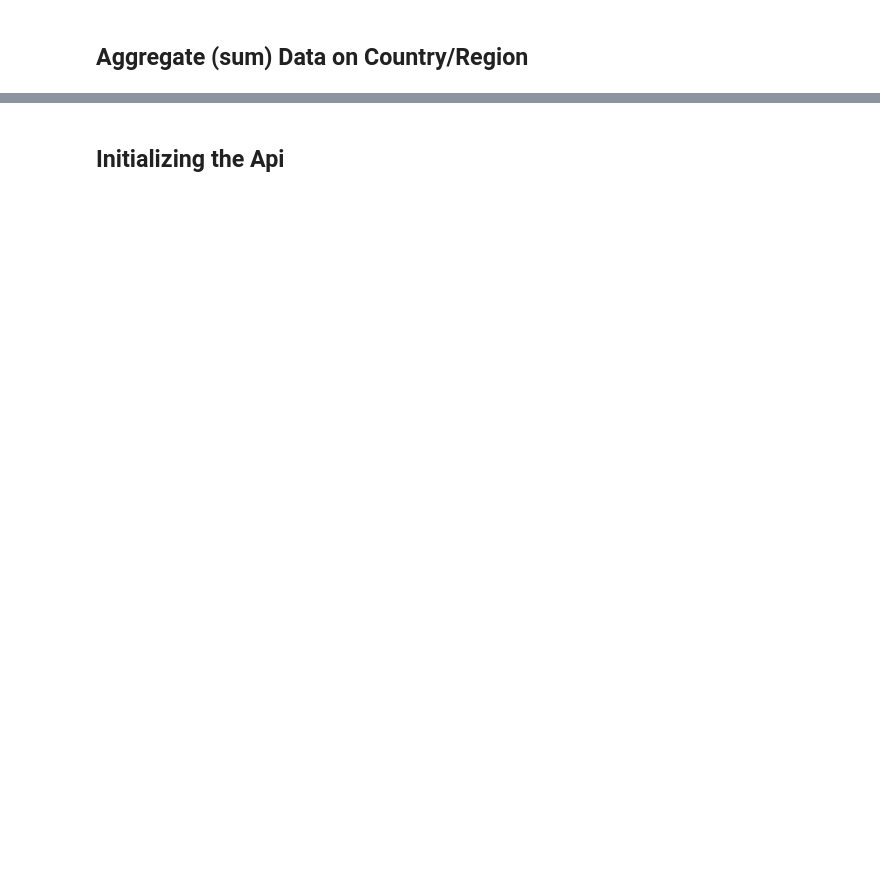
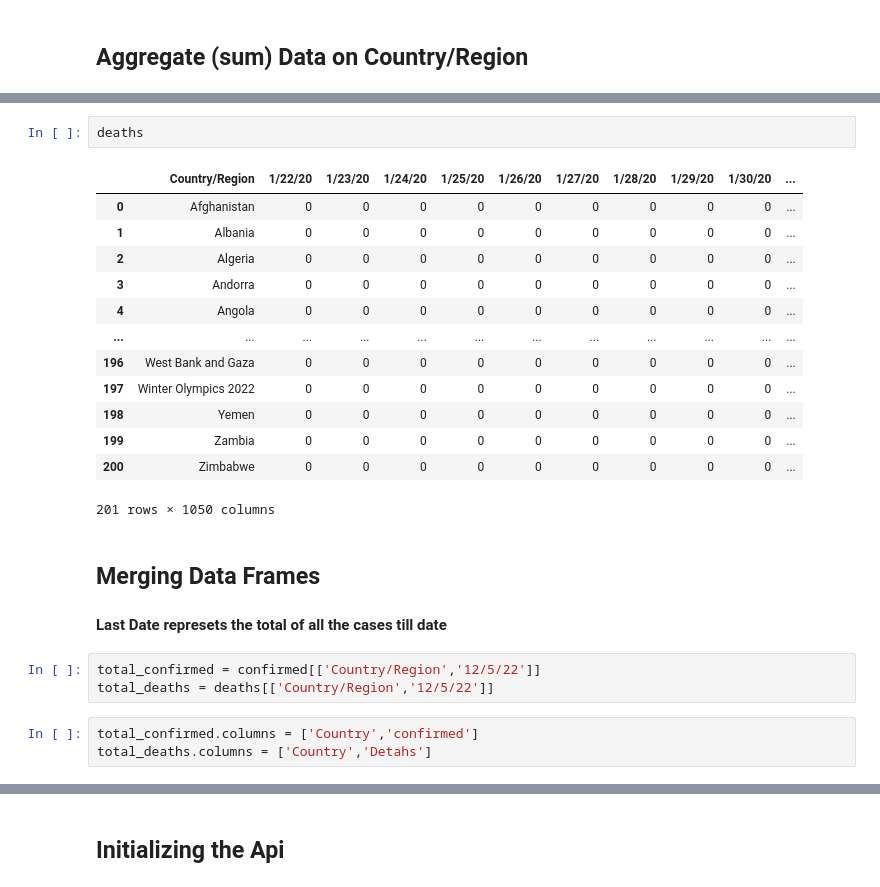
Before and after one commit to AIDA-Saskatchewan-polytechnic/Covid_impact_on_Stock-Market, a Jupyter notebook: Python_project_covid_Stock.ipynb, the cells around one changed output, grey strips where cells are left out. Saved outputs shown, nothing was run; the diff lists cells and outputs as text; blank space fills up the shorter version.

```diff
--- a/Python_project_covid_Stock.ipynb
+++ b/Python_project_covid_Stock.ipynb
@@ -226,0 +85,25 @@ monthly_df
+# %%
+deaths
+# %% [output]
+|  | Country/Region | 1/22/20 | 1/23/20 | 1/24/20 | 1/25/20 | 1/26/20 | 1/27/20 | 1/28/20 | 1/29/20 | 1/30/20 | ... |
+| 0 | Afghanistan | 0 | 0 | 0 | 0 | 0 | 0 | 0 | 0 | 0 | ... |
+| 1 | Albania | 0 | 0 | 0 | 0 | 0 | 0 | 0 | 0 | 0 | ... |
+| 2 | Algeria | 0 | 0 | 0 | 0 | 0 | 0 | 0 | 0 | 0 | ... |
+| 3 | Andorra | 0 | 0 | 0 | 0 | 0 | 0 | 0 | 0 | 0 | ... |
+| 4 | Angola | 0 | 0 | 0 | 0 | 0 | 0 | 0 | 0 | 0 | ... |
+| ... | ... | ... | ... | ... | ... | ... | ... | ... | ... | ... | ... |
+| 196 | West Bank and Gaza | 0 | 0 | 0 | 0 | 0 | 0 | 0 | 0 | 0 | ... |
+| 197 | Winter Olympics 2022 | 0 | 0 | 0 | 0 | 0 | 0 | 0 | 0 | 0 | ... |
+| 198 | Yemen | 0 | 0 | 0 | 0 | 0 | 0 | 0 | 0 | 0 | ... |
+| 199 | Zambia | 0 | 0 | 0 | 0 | 0 | 0 | 0 | 0 | 0 | ... |
+| 200 | Zimbabwe | 0 | 0 | 0 | 0 | 0 | 0 | 0 | 0 | 0 | ... |
+201 rows × 1050 columns
+# %% [markdown]
+## Merging Data Frames
+#### Last Date represets the total of all the cases till date
+# %%
+total_confirmed = confirmed[['Country/Region','12/5/22']]
+total_deaths = deaths[['Country/Region','12/5/22']]
+# %%
+total_confirmed.columns = ['Country','confirmed']
+total_deaths.columns = ['Country','Detahs']
```
Also changed, not shown: parts of 79 cells of this notebook.
